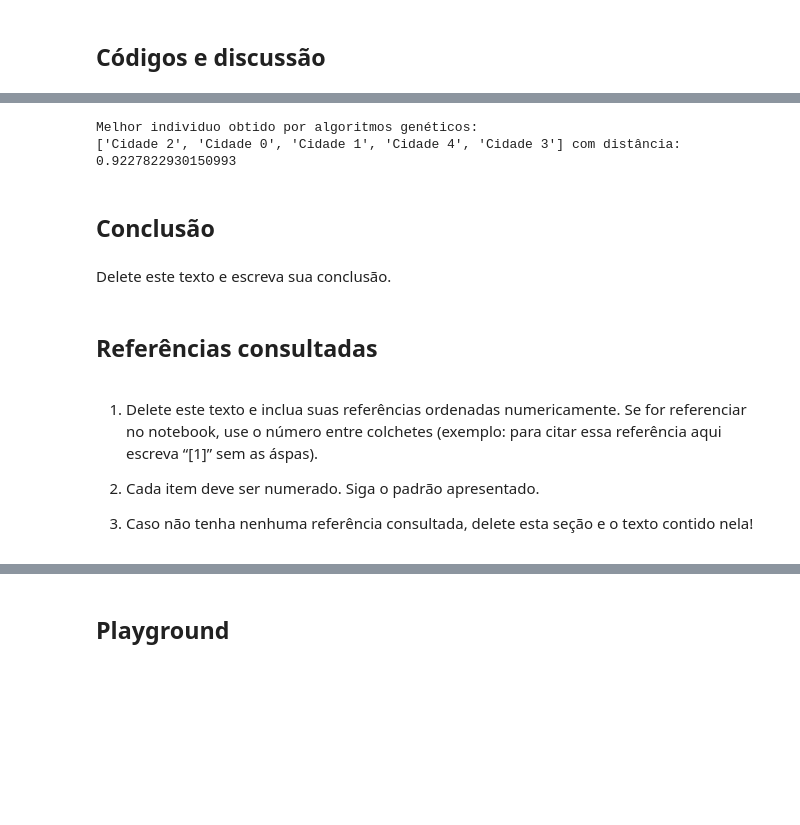
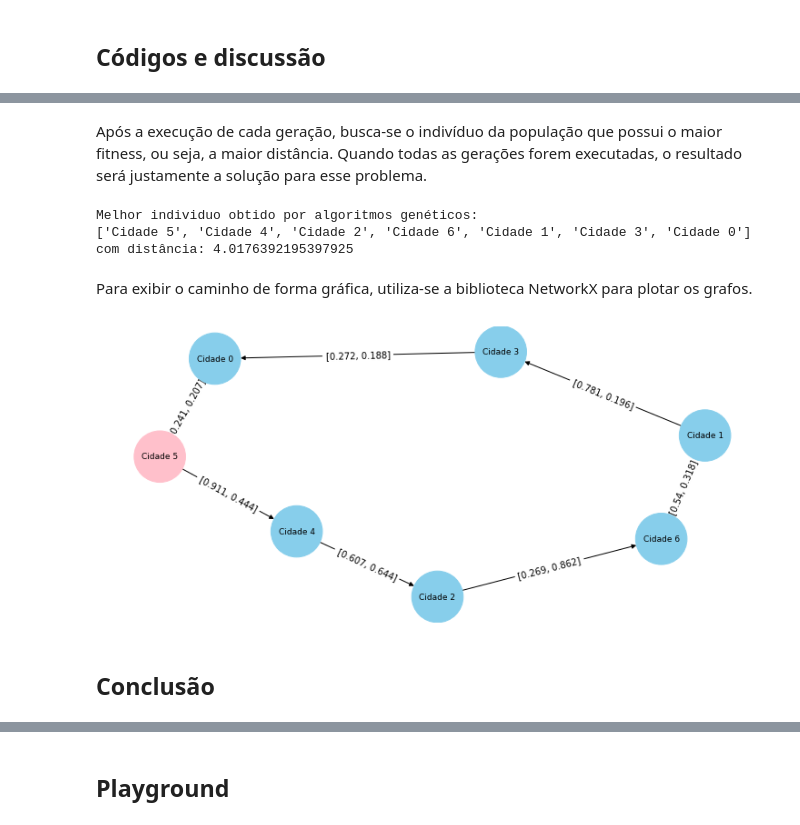
Before and after one commit to selaxco/aula_redes, a Jupyter notebook: AlgoritmosGeneticos/experimento GA.03 - caixeiro com gasolina infinita.ipynb, the cells around one changed output, grey strips where cells are left out. Cells and saved outputs as stored; diff of their text form; code cells hidden in the pictures; blank space fills up the shorter version.

Commit message:
Adiciona a discussão do experimento GA.03

```diff
--- a/AlgoritmosGeneticos/experimento GA.03 - caixeiro com gasolina infinita.ipynb
+++ b/AlgoritmosGeneticos/experimento GA.03 - caixeiro com gasolina infinita.ipynb
@@ -38,5 +47,5 @@ CHANCE_MUTACAO = 0.05
 NUM_COMBATENTES_NO_TORNEIO = 3
 
 # relacionadas ao problema a ser resolvido
-NUMERO_DE_CIDADES = 5
+NUMERO_DE_CIDADES = 7
 CIDADES = cria_cidades(NUMERO_DE_CIDADES)
@@ -48,12 +59,13 @@ def funcao_objetivo_pop(populacao):
 
 def funcao_objetivo_individuo(individuo):
     return funcao_objetivo_cv(individuo, CIDADES)
+# %% [markdown]
+Após a execução de cada geração, busca-se o indivíduo da população que possui o maior fitness, ou seja, a maior distância. Quando todas as gerações forem executadas, o resultado será justamente a solução para esse problema.
 # %%
 # Busca por algoritmo genético
 
 populacao = cria_populacao_inicial(TAMANHO_POP, CIDADES)
-
-melhor_fitness_ja_visto = float("inf")  # é assim que escrevemos infinito em python
+melhor_fitness_ja_visto = 0 # é assim que escrevemos infinito em python
 
 for n in range(NUM_GERACOES):
 
@@ -83,27 +95,50 @@ for n in range(NUM_GERACOES):
 
     # melhor individuo já visto até agora
     fitness = funcao_objetivo_pop(populacao)
-    menor_fitness = min(fitness)
-    if menor_fitness < melhor_fitness_ja_visto:
-        posicao = fitness.index(menor_fitness)
+    maior_fitness = max(fitness)
+    if maior_fitness > melhor_fitness_ja_visto:
+        posicao = fitness.index(maior_fitness)
         melhor_individuo_ja_visto = populacao[posicao]
-        melhor_fitness_ja_visto = menor_fitness
+        melhor_fitness_ja_visto = maior_fitness
 # %%
 print()
 print("Melhor individuo obtido por algoritmos genéticos:")
 print(melhor_individuo_ja_visto, "com distância:", melhor_fitness_ja_visto)
 # %% [output]
 Melhor individuo obtido por algoritmos genéticos:
-['Cidade 2', 'Cidade 0', 'Cidade 1', 'Cidade 4', 'Cidade 3'] com distância: 0.9227822930150993
+['Cidade 5', 'Cidade 4', 'Cidade 2', 'Cidade 6', 'Cidade 1', 'Cidade 3', 'Cidade 0'] com distância: 4.0176392195397925
+# %% [markdown]
+Para exibir o caminho de forma gráfica, utiliza-se a biblioteca NetworkX para plotar os grafos.
+# %%
+# Criando um grafo direcional vazio
+grafo = nx.DiGraph()
+
+# Adicionando vértices
+grafo.add_nodes_from(melhor_individuo_ja_visto)
+
+# Adicionando arestas e atributos
+for i in range(len(melhor_individuo_ja_visto)):
+    distanciax = round(CIDADES[melhor_individuo_ja_visto[i]][0], 3)
+    distanciay = round(CIDADES[melhor_individuo_ja_visto[i]][1], 3)
+
+    if i == len(melhor_individuo_ja_visto) - 1:
+        grafo.add_edge(melhor_individuo_ja_visto[i], melhor_individuo_ja_visto[0], peso=[distanciax, distanciay])
+    else:
+        grafo.add_edge(melhor_individuo_ja_visto[i], melhor_individuo_ja_visto[i + 1], peso=[distanciax, distanciay])
+
+cores = ['pink', 'skyblue', 'skyblue', 'skyblue', 'skyblue', 'skyblue', 'skyblue']
+
+# Plotando o grafo
+plt.figure(figsize=(13, 6)) # Aumenta o tamanho da tela de exibição
+pos = nx.spring_layout(grafo)  # Define a posição dos vértices
+labels = nx.get_edge_attributes(grafo, 'peso')  # Obtém os atributos das arestas
+
+nx.draw_networkx(grafo, pos=pos, with_labels=True, node_color=cores, node_size=3200, font_size=9)
+nx.draw_networkx_edge_labels(grafo, pos=pos, edge_labels=labels)
+
+plt.axis('off')  # Desativa os eixos
+plt.show()
+# %% [output]
+[figure, added]
 # %% [markdown]
 ## Conclusão
-# %% [markdown]
-Delete este texto e escreva sua conclusão.
-# %% [markdown]
-## Referências consultadas
-# %% [markdown]
-1.  Delete este texto e inclua suas referências ordenadas numericamente. Se for referenciar no notebook, use o número entre colchetes (exemplo: para citar essa referência aqui escreva &ldquo;[1]&rdquo; sem as áspas).
-
-2.  Cada item deve ser numerado. Siga o padrão apresentado.
-
-3.  Caso não tenha nenhuma referência consultada, delete esta seção e o texto contido nela!
```
Also changed, not shown: parts of 9 cells of this notebook, 1 other file.
